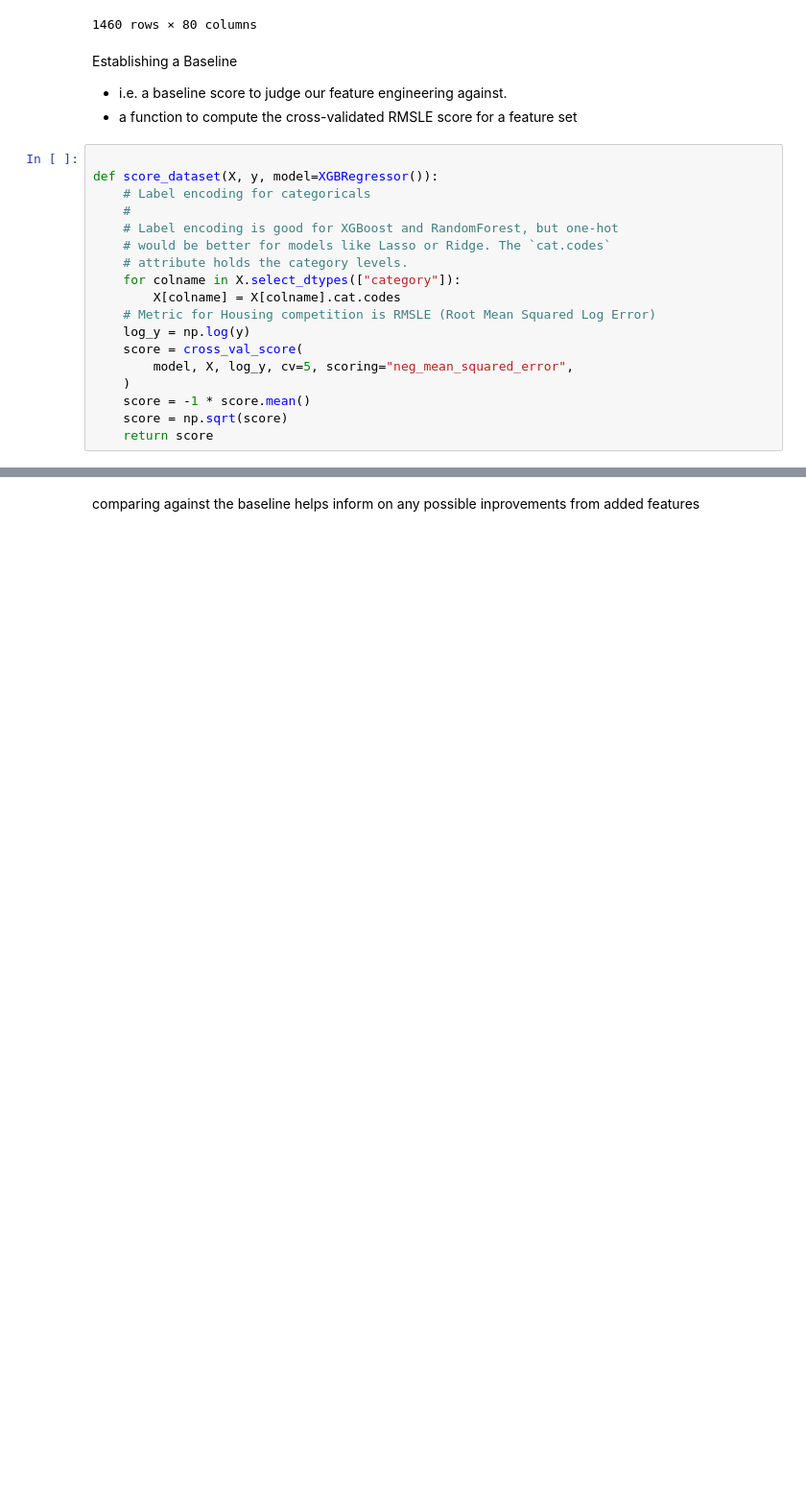
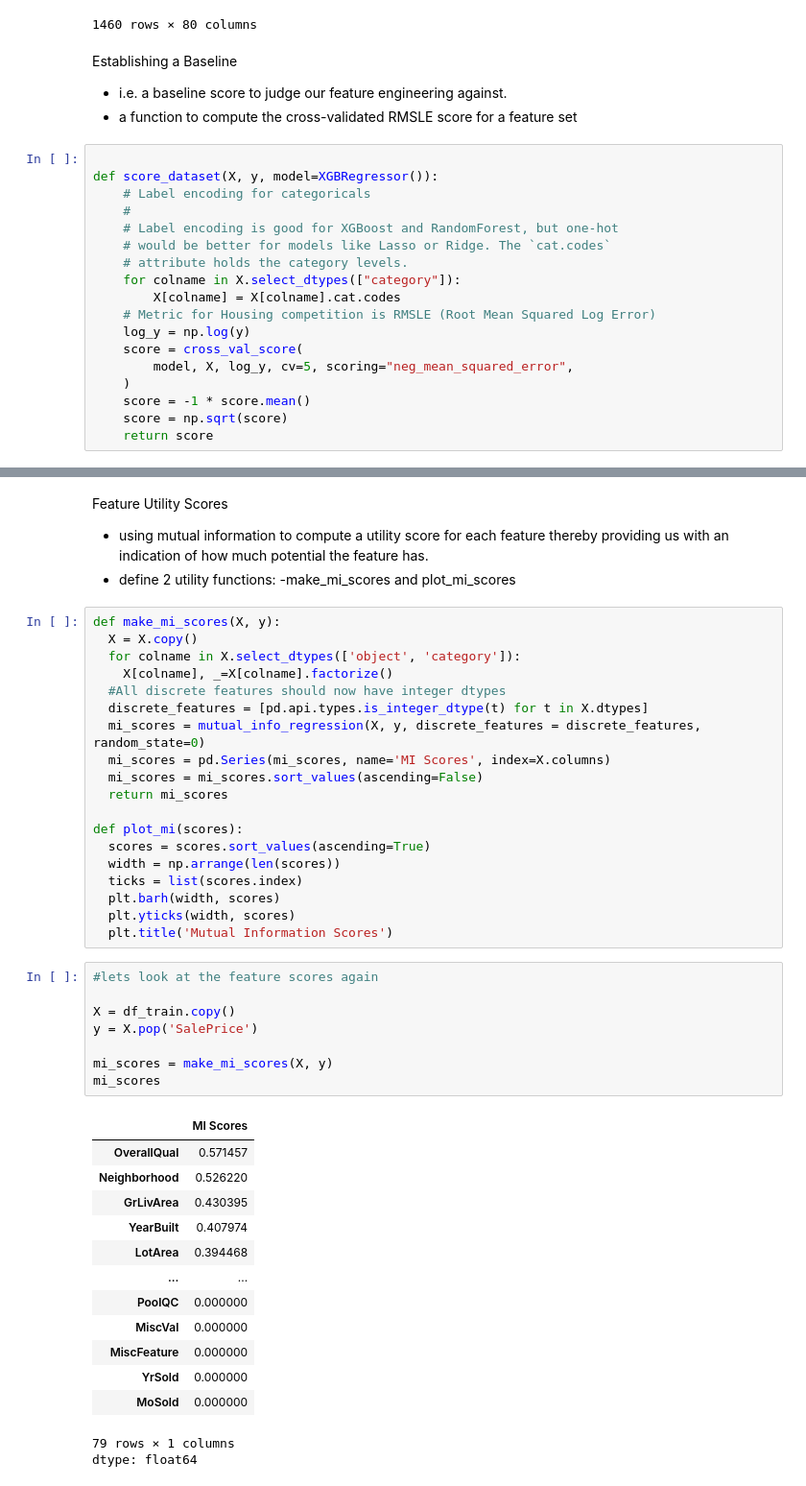
Before and after one commit to mbewustanley/Feature_Eng_House_Prices, a Jupyter notebook: Feature_Eng_House_Prices.ipynb, the cells around one changed output, grey strips where cells are left out. Shown: that part at 96% size. Drawn from its saved outputs; the diff is of its cells as text; blank space fills up the shorter version.

Commit message:
Adapting feature utility scores with mutual information. Creating features with panda

```diff
--- a/Feature_Eng_House_Prices.ipynb
+++ b/Feature_Eng_House_Prices.ipynb
@@ -202,4 +205,49 @@ print(f"Baseline score: {baseline_score:.5f} RMSLE")
 # %% [output]
 Baseline score: 0.14387 RMSLE
-# %% [markdown]
-comparing against the baseline helps inform on any possible inprovements from added features
+# %% [markdown]
+Feature Utility Scores
+- using mutual information to compute a utility score for each feature thereby providing us with an indication of how much potential the feature has.
+- define 2 utility functions:
+-make_mi_scores and plot_mi_scores
+# %%
+def make_mi_scores(X, y):
+  X = X.copy()
+  for colname in X.select_dtypes(['object', 'category']):
+    X[colname], _=X[colname].factorize()
+  #All discrete features should now have integer dtypes
+  discrete_features = [pd.api.types.is_integer_dtype(t) for t in X.dtypes]
+  mi_scores = mutual_info_regression(X, y, discrete_features = discrete_features, random_state=0)
+  mi_scores = pd.Series(mi_scores, name='MI Scores', index=X.columns)
+  mi_scores = mi_scores.sort_values(ascending=False)
+  return mi_scores
+
+def plot_mi(scores):
+  scores = scores.sort_values(ascending=True)
+  width = np.arrange(len(scores))
+  ticks = list(scores.index)
+  plt.barh(width, scores)
+  plt.yticks(width, scores)
+  plt.title('Mutual Information Scores')
+# %%
+#lets look at the feature scores again
+
+X = df_train.copy()
+y = X.pop('SalePrice')
+
+mi_scores = make_mi_scores(X, y)
+mi_scores
+# %% [output]
+|  | MI Scores |
+| OverallQual | 0.571457 |
+| Neighborhood | 0.526220 |
+| GrLivArea | 0.430395 |
+| YearBuilt | 0.407974 |
+| LotArea | 0.394468 |
+| ... | ... |
+| PoolQC | 0.000000 |
+| MiscVal | 0.000000 |
+| MiscFeature | 0.000000 |
+| YrSold | 0.000000 |
+| MoSold | 0.000000 |
+79 rows × 1 columns
+dtype: float64
```
Also changed, not shown: parts of 6 cells of this notebook.
